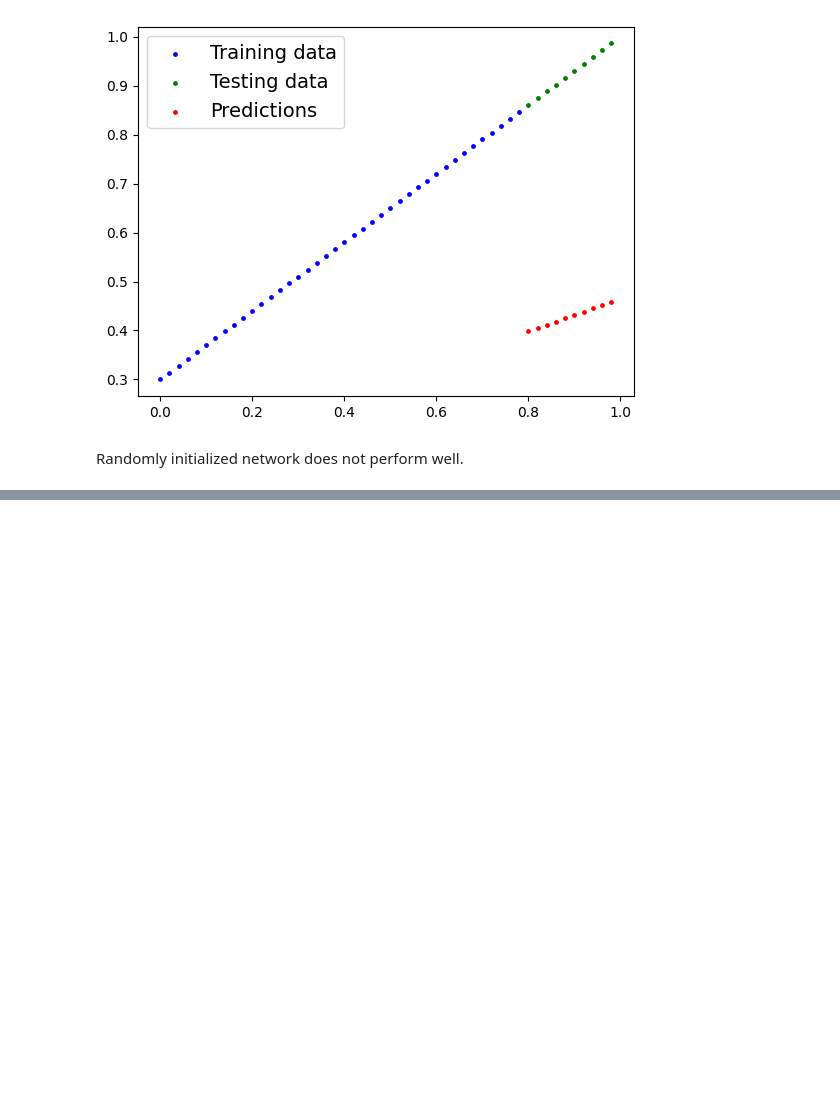
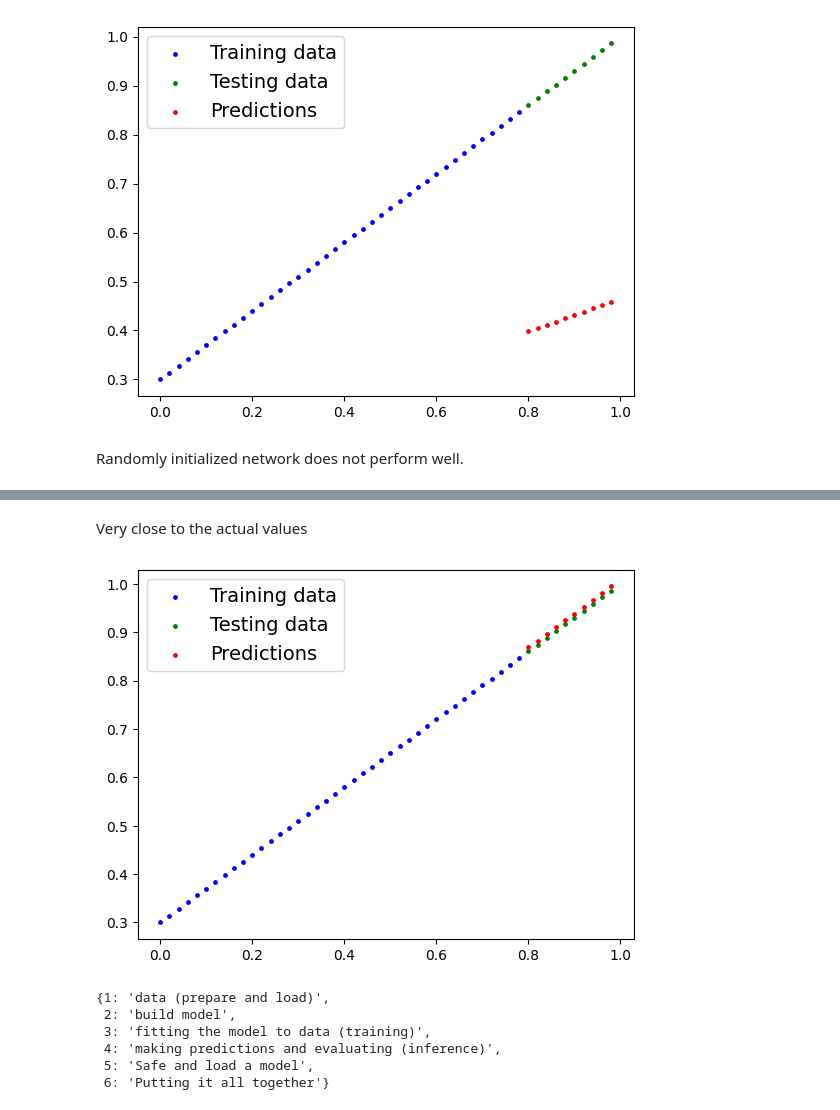
Before and after one commit to moritzmath/PyTorch---Course, a Jupyter notebook: 01_pytorch_workflow.ipynb, the cells around one changed output, grey strips where cells are left out. Drawn from its saved outputs; the diff is of its cells as text; code cells hidden in the pictures; blank space fills up the shorter version.

```diff
--- a/01_pytorch_workflow.ipynb
+++ b/01_pytorch_workflow.ipynb
@@ -207,0 +288,18 @@ optimizer = torch.optim.SGD()
+# %% [markdown]
+Very close to the actual values
+# %%
+with torch.inference_mode():
+    y_preds_new = model0(X_test)
+
+plot_data(X_train, y_train, X_test, y_test, y_preds_new)
+# %% [output]
+[figure, added]
+# %%
+what_were_covering
+# %% [output]
+{1: 'data (prepare and load)',
+ 2: 'build model',
+ 3: 'fitting the model to data (training)',
+ 4: 'making predictions and evaluating (inference)',
+ 5: 'Safe and load a model',
+ 6: 'Putting it all together'}
```
Also changed, not shown: parts of 8 cells of this notebook.
